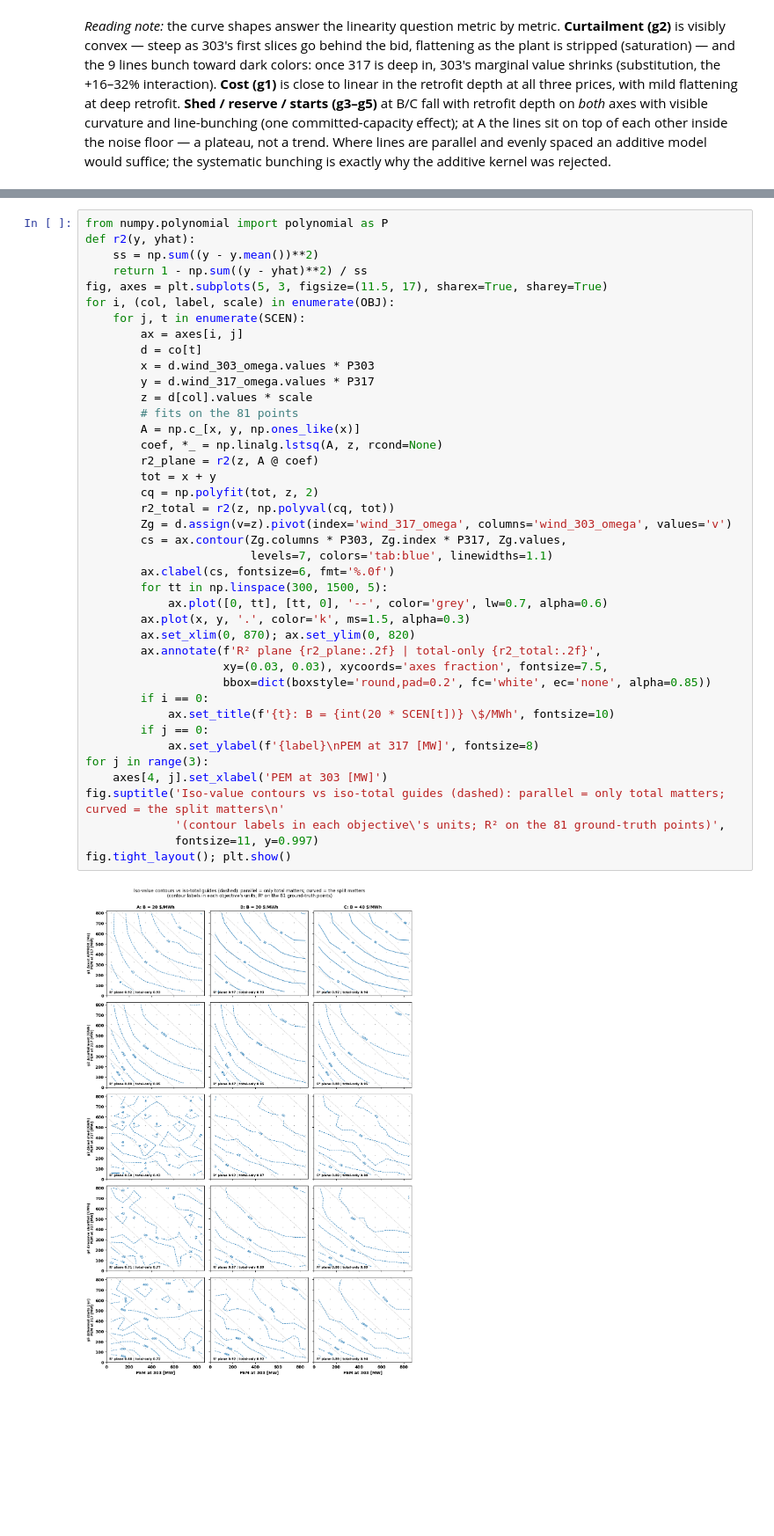
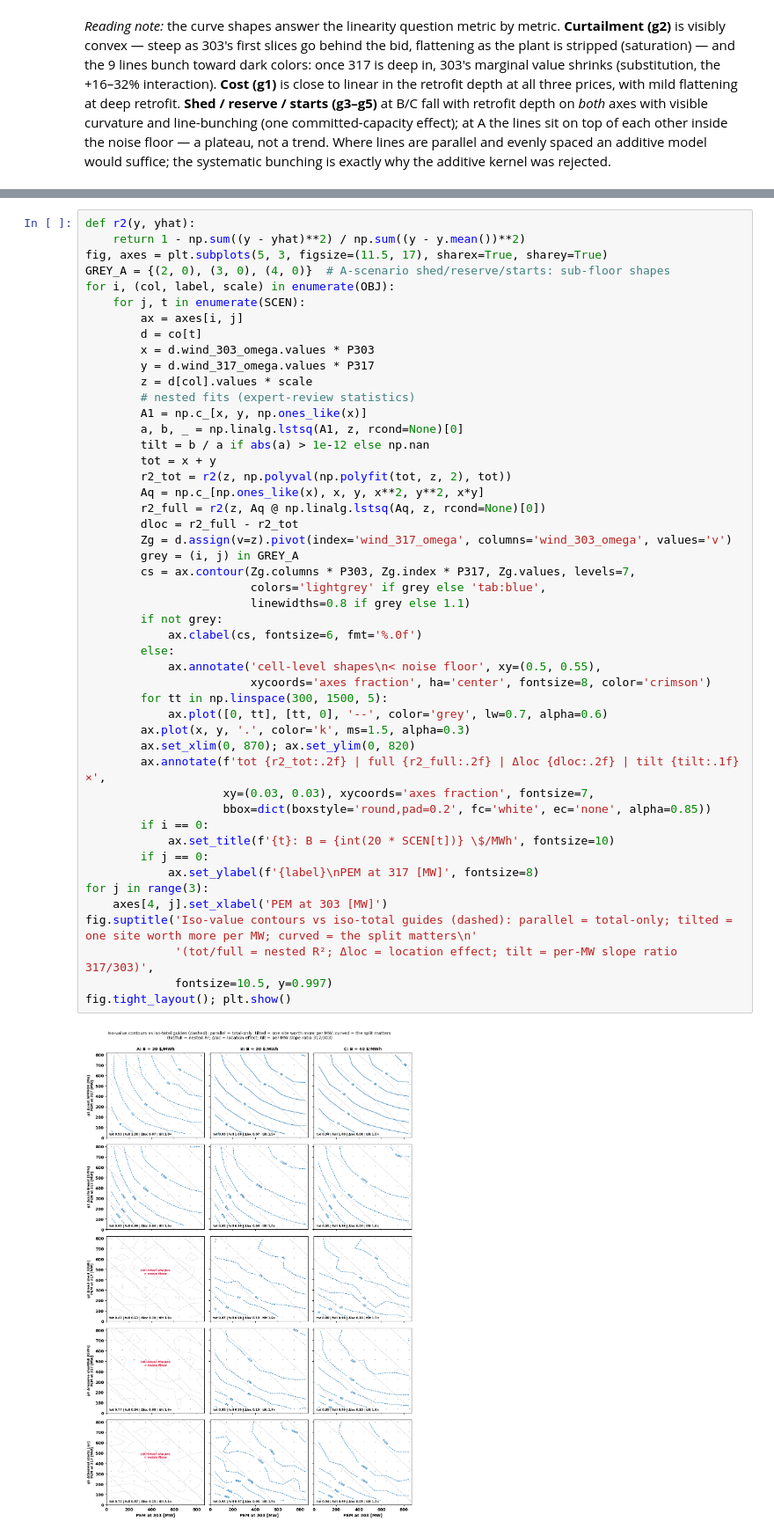
Before and after one commit to ylu283/RTS-GMLC, a Jupyter notebook: trial_0826/campaign/analysis/pi_0911/pi_0911.ipynb, the cells around one changed output, grey strips where cells are left out. Shown at 88% size. Saved outputs shown, nothing was run; the diff lists cells and outputs as text; blank space fills up the shorter version.

Commit message:
pi_0911: 8c rebuilt per expert review — nested stats (tot/full/dloc/tilt), greyed A-row, two-premise MOBO argument

```diff
--- a/trial_0826/campaign/analysis/pi_0911/pi_0911.ipynb
+++ b/trial_0826/campaign/analysis/pi_0911/pi_0911.ipynb
@@ -785,44 +788,51 @@ the runs).
 # %%
-from numpy.polynomial import polynomial as P
 def r2(y, yhat):
-    ss = np.sum((y - y.mean())**2)
-    return 1 - np.sum((y - yhat)**2) / ss
+    return 1 - np.sum((y - yhat)**2) / np.sum((y - y.mean())**2)
 fig, axes = plt.subplots(5, 3, figsize=(11.5, 17), sharex=True, sharey=True)
+GREY_A = {(2, 0), (3, 0), (4, 0)}  # A-scenario shed/reserve/starts: sub-floor shapes
 for i, (col, label, scale) in enumerate(OBJ):
     for j, t in enumerate(SCEN):
         ax = axes[i, j]
         d = co[t]
         x = d.wind_303_omega.values * P303
         y = d.wind_317_omega.values * P317
         z = d[col].values * scale
-        # fits on the 81 points
-        A = np.c_[x, y, np.ones_like(x)]
-        coef, *_ = np.linalg.lstsq(A, z, rcond=None)
-        r2_plane = r2(z, A @ coef)
+        # nested fits (expert-review statistics)
+        A1 = np.c_[x, y, np.ones_like(x)]
+        a, b, _ = np.linalg.lstsq(A1, z, rcond=None)[0]
+        tilt = b / a if abs(a) > 1e-12 else np.nan
         tot = x + y
-        cq = np.polyfit(tot, z, 2)
-        r2_total = r2(z, np.polyval(cq, tot))
+        r2_tot = r2(z, np.polyval(np.polyfit(tot, z, 2), tot))
+        Aq = np.c_[np.ones_like(x), x, y, x**2, y**2, x*y]
+        r2_full = r2(z, Aq @ np.linalg.lstsq(Aq, z, rcond=None)[0])
+        dloc = r2_full - r2_tot
         Zg = d.assign(v=z).pivot(index='wind_317_omega', columns='wind_303_omega', values='v')
-        cs = ax.contour(Zg.columns * P303, Zg.index * P317, Zg.values,
-                        levels=7, colors='tab:blue', linewidths=1.1)
-        ax.clabel(cs, fontsize=6, fmt='%.0f')
+        grey = (i, j) in GREY_A
+        cs = ax.contour(Zg.columns * P303, Zg.index * P317, Zg.values, levels=7,
+                        colors='lightgrey' if grey else 'tab:blue',
+                        linewidths=0.8 if grey else 1.1)
+        if not grey:
+            ax.clabel(cs, fontsize=6, fmt='%.0f')
+        else:
+            ax.annotate('cell-level shapes\n< noise floor', xy=(0.5, 0.55),
+                        xycoords='axes fraction', ha='center', fontsize=8, color='crimson')
         for tt in np.linspace(300, 1500, 5):
             ax.plot([0, tt], [tt, 0], '--', color='grey', lw=0.7, alpha=0.6)
         ax.plot(x, y, '.', color='k', ms=1.5, alpha=0.3)
         ax.set_xlim(0, 870); ax.set_ylim(0, 820)
-        ax.annotate(f'R² plane {r2_plane:.2f} | total-only {r2_total:.2f}',
-                    xy=(0.03, 0.03), xycoords='axes fraction', fontsize=7.5,
+        ax.annotate(f'tot {r2_tot:.2f} | full {r2_full:.2f} | Δloc {dloc:.2f} | tilt {tilt:.1f}×',
+                    xy=(0.03, 0.03), xycoords='axes fraction', fontsize=7,
                     bbox=dict(boxstyle='round,pad=0.2', fc='white', ec='none', alpha=0.85))
         if i == 0:
             ax.set_title(f'{t}: B = {int(20 * SCEN[t])} \$/MWh', fontsize=10)
         if j == 0:
             ax.set_ylabel(f'{label}\nPEM at 317 [MW]', fontsize=8)
 for j in range(3):
     axes[4, j].set_xlabel('PEM at 303 [MW]')
-fig.suptitle('Iso-value contours vs iso-total guides (dashed): parallel = only total matters; curved = the split matters\n'
-             '(contour labels in each objective\'s units; R² on the 81 ground-truth points)',
-             fontsize=11, y=0.997)
+fig.suptitle('Iso-value contours vs iso-total guides (dashed): parallel = total-only; tilted = one site worth more per MW; curved = the split matters\n'
+             '(tot/full = nested R²; Δloc = location effect; tilt = per-MW slope ratio 317/303)',
+             fontsize=10.5, y=0.997)
 fig.tight_layout(); plt.show()
 # %% [output]
-[figure, old version]
+[figure, new version]
 # %% [markdown]
```
Also changed, not shown: parts of 2 cells of this notebook, 2 other files.
